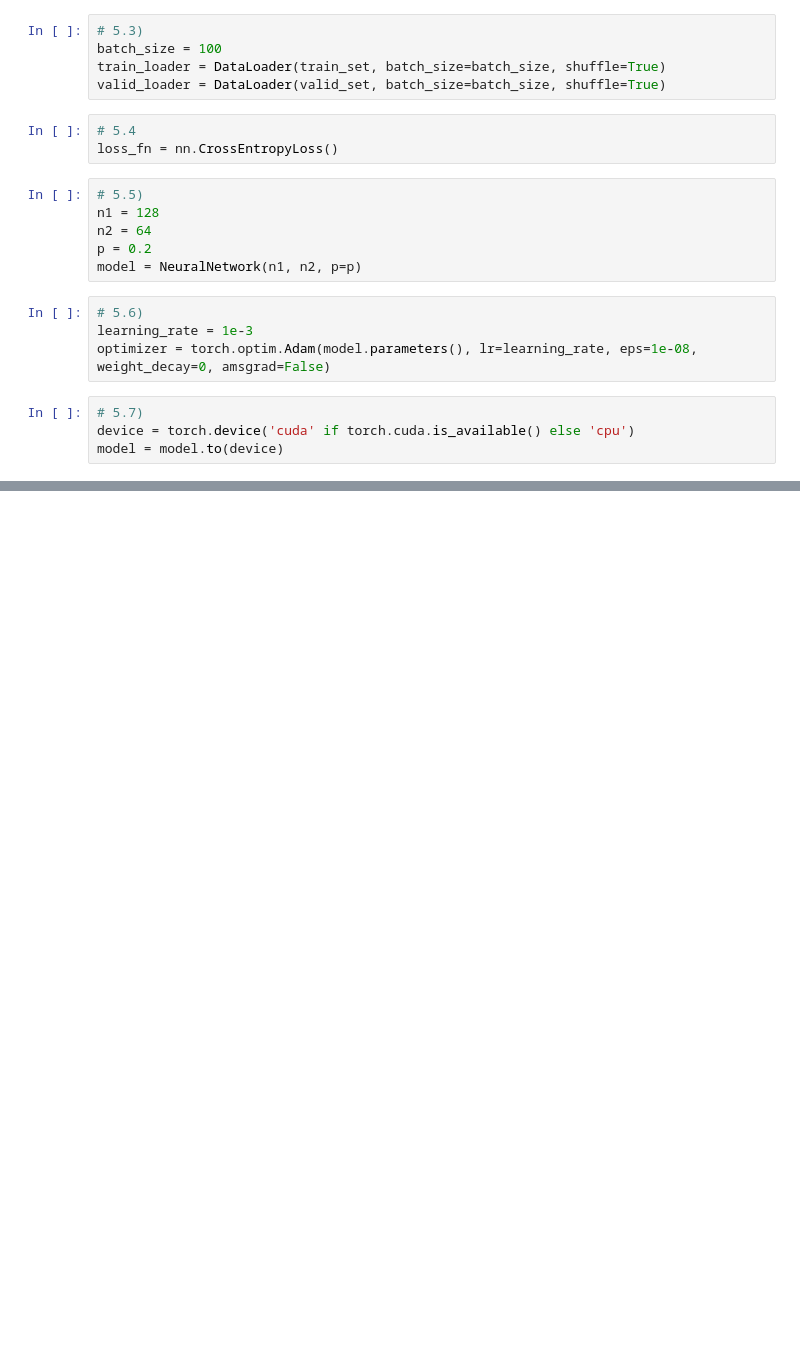
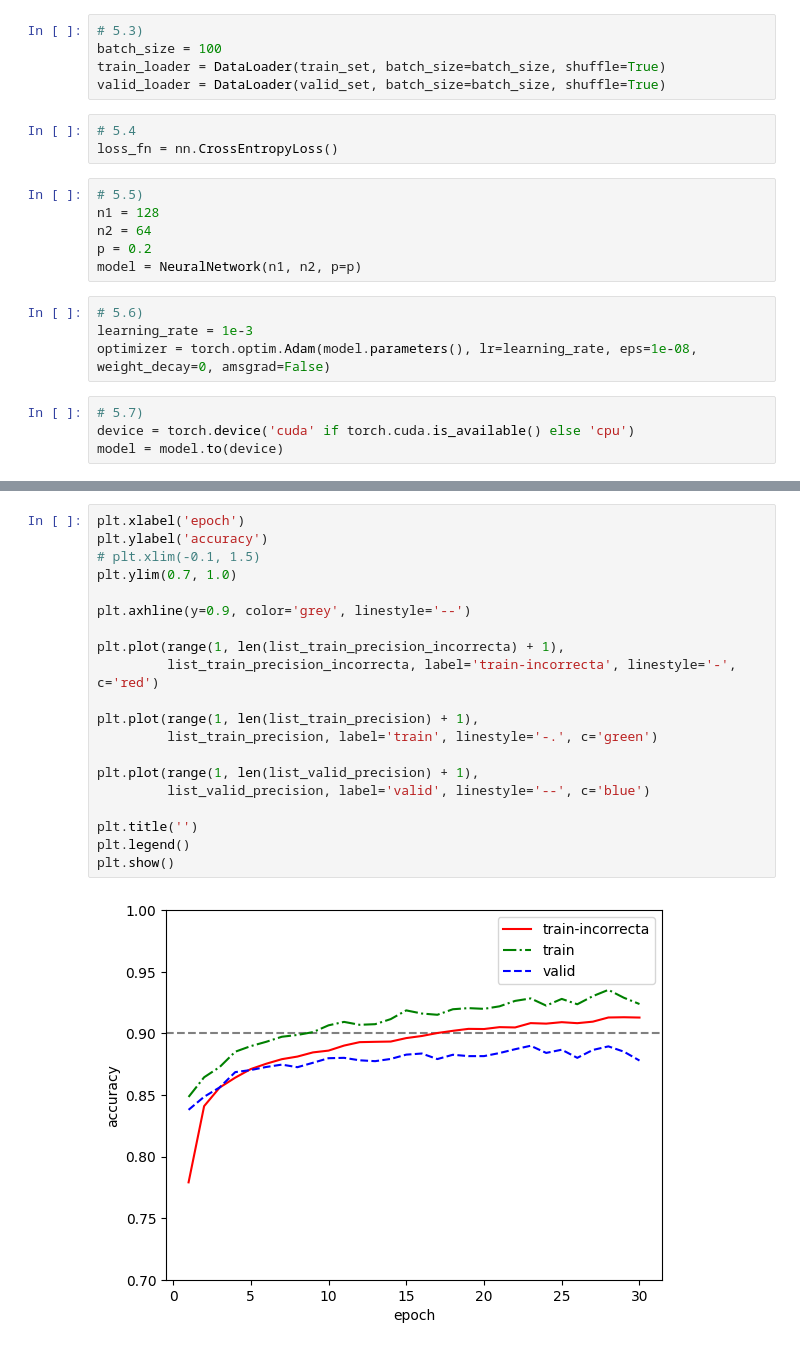
Before and after one commit to EduardoFerre18/FAMAF, a Jupyter notebook: Optativas/Redes Neuronales/redes_neuronales_2025_guia_11.ipynb, the cells around one changed output, grey strips where cells are left out. Saved outputs shown, nothing was run; the diff lists cells and outputs as text; blank space fills up the shorter version.

```diff
--- a/Optativas/Redes Neuronales/redes_neuronales_2025_guia_11.ipynb
+++ b/Optativas/Redes Neuronales/redes_neuronales_2025_guia_11.ipynb
@@ -426,0 +436,22 @@ Done!
+# %%
+plt.xlabel('epoch')
+plt.ylabel('accuracy')
+# plt.xlim(-0.1, 1.5)
+plt.ylim(0.7, 1.0)
+
+plt.axhline(y=0.9, color='grey', linestyle='--')
+
+plt.plot(range(1, len(list_train_precision_incorrecta) + 1),
+         list_train_precision_incorrecta, label='train-incorrecta', linestyle='-', c='red')
+
+plt.plot(range(1, len(list_train_precision) + 1),
+         list_train_precision, label='train', linestyle='-.', c='green')
+
+plt.plot(range(1, len(list_valid_precision) + 1),
+         list_valid_precision, label='valid', linestyle='--', c='blue')
+
+plt.title('')
+plt.legend()
+plt.show()
+# %% [output]
+[figure, added]
```
Also changed, not shown: parts of 4 cells of this notebook.
